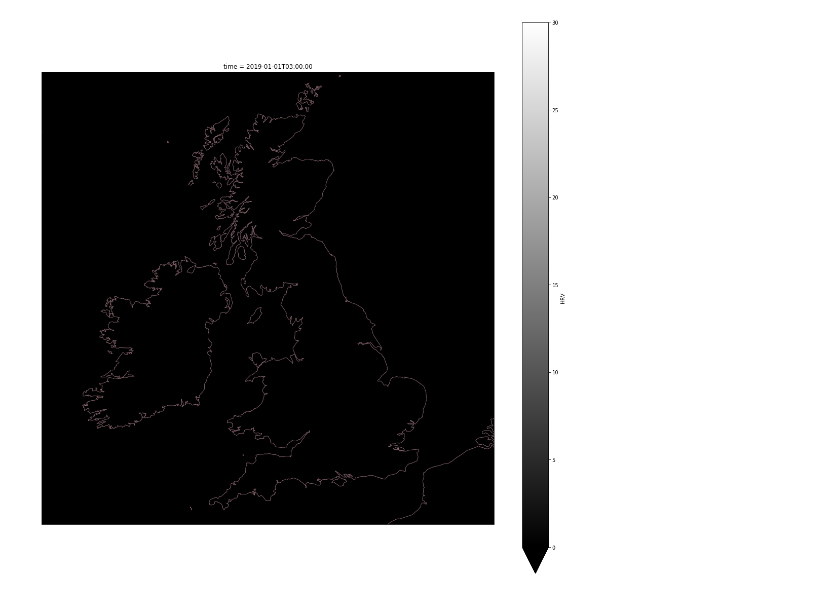
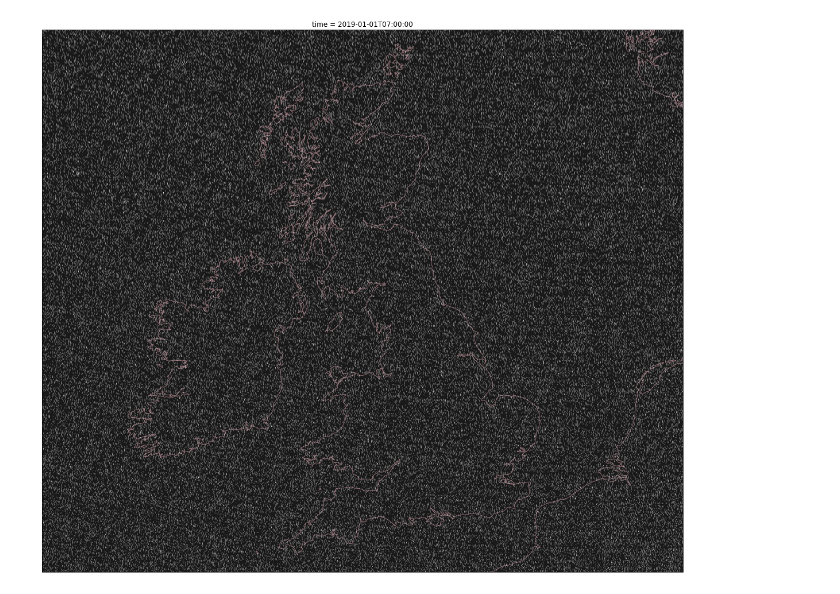
Before and after one commit to openclimatefix/satellite_image_processing, a Jupyter notebook: notebooks/animate_netcdf_sat_images.ipynb, the cells around one changed output. Cells and saved outputs as stored; diff of their text form; code cells hidden in the pictures.

```diff
--- a/notebooks/animate_netcdf_sat_images.ipynb
+++ b/notebooks/animate_netcdf_sat_images.ipynb
@@ -8,10 +10,7 @@ import numpy as np
+# %%
+paths = ['/storage/data/eumetsat/native/reprojected2/2019-01-{:02d}T{:02d}.nc'.format(day, hour) for day, hour in list(product(range(1, 20), range(7, 17)))]
 # %%
 %%time
-dataset = xr.open_mfdataset(
-    paths='/storage/data/eumetsat/native/reprojected/2019-01-01T??.nc',
-    concat_dim='time',
-    #combine='by_coords'
-)
-
+dataset = xr.open_mfdataset(paths=paths, concat_dim='time')
 da = dataset['HRV']
 # %% [output]
@@ -37,0 +35,6 @@ open_mfdataset).
+# %%
+def get_normalised_array(i=0):
+    data = da[i, 2400:3500, 2200:3500]
+    data -= data.min()
+    data /= data.max()
+    return data
@@ -38,26 +50,29 @@ open_mfdataset).
 # %%
 fig = plt.figure(figsize=(20, 20))
 crs = ccrs.TransverseMercator()
 ax = plt.axes(projection=crs)
 ax.coastlines(resolution='10m', alpha=0.5, color='pink')
 
-img = da[0, 2400:3500, 2400:3500].plot.imshow(ax=ax, cmap='gray', origin='upper', vmin=0, vmax=30)
+img = get_normalised_array().plot.imshow(ax=ax, cmap='gray', origin='upper', vmin=0, vmax=1, add_colorbar=False)
+plt.tight_layout()
 
 def init():
-    img.set_data(da[0, 2400:3500, 2400:3500])
+    img.set_data(get_normalised_array())
     return img,
 
 def update(i):
-    img.set_data(da[i, 2400:3500, 2400:3500])
-    ax.set_title(da.time[i])
+    data = get_normalised_array(i)
+    img.set_data(data)
+    ts = pd.Timestamp(data.time.item())
+    ax.set_title(ts)
     return img,
 
 #anim = FuncAnimation(fig, func=update, frames=np.arange(1, da.time.size), init_func=init, interval=100, blit=True)
 #anim.save('clouds.gif', writer='imagemagick')
 #html = anim.to_html5_video()
 #HTML(html)
 # %% [output]
-[figure, old version]
+[figure, new version]
 # %%
 #anim.save(filename='clouds.gif', writer=FFMpegFileWriter, dpi=80)
 # %%
```
Also changed, not shown: parts of 5 cells of this notebook, 1 other file.
